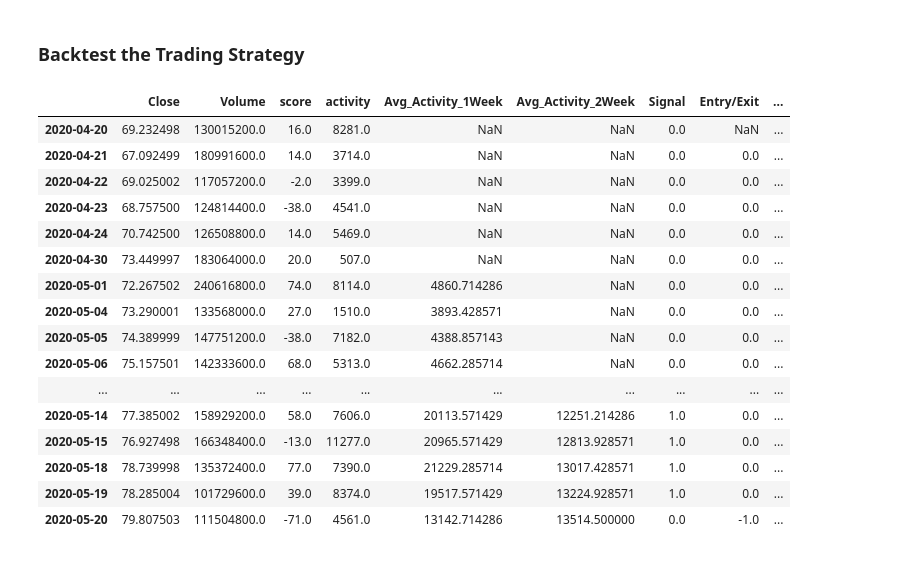
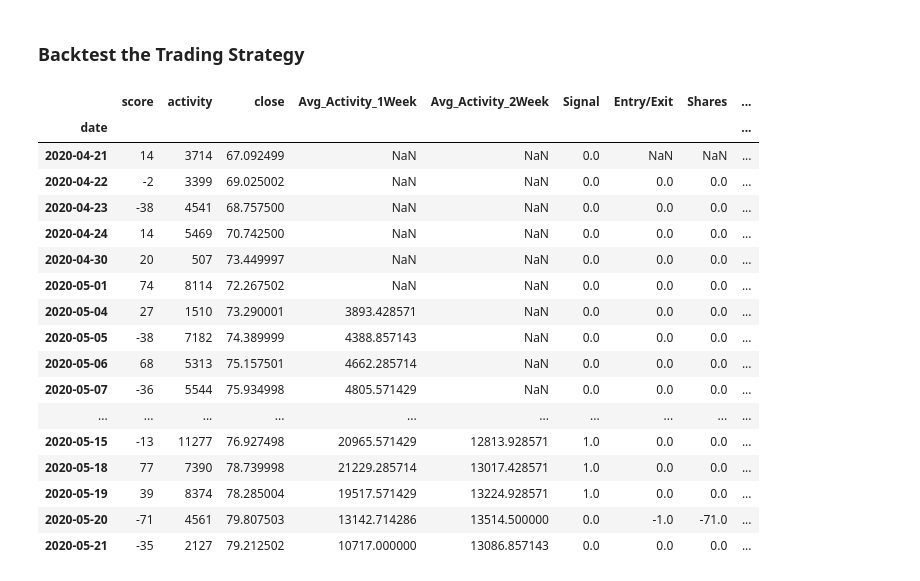
Before and after one commit to stk714/SocialMediaBets, a Jupyter notebook: Social_Sentiment_AAPL.ipynb, the cells around one changed output. Saved outputs shown, nothing was run; the diff lists cells and outputs as text; code cells hidden in the pictures.

Commit message:
Updated Social_Sentiment_AAPL with API framework

```diff
--- a/Social_Sentiment_AAPL.ipynb
+++ b/Social_Sentiment_AAPL.ipynb
@@ -39,16 +96,2 @@ aapl_close.tail()
 # %% [markdown]
 We score social media posts from -100 to 100 based on our prediction of their sentiment and network visibility. Activity is the total of all likes and shares for relevant network posts.
-# %%
-#API Call
-headers = {
-    'accept': 'application/json',
-    'Authorization': 'Token 168ac68d07d82b3c04e4fcc9fb1db90bdcf380c5',
-}
-r = requests.get('https://socialsentiment.io/api/v1/stocks/AAPL/sentiment/daily/?to_date=2021-03-31&from_date=2020-04-19', headers = headers)
-x = r.json()
-
-# Convert to DataFrame
-aapl_activity_df = pd.read_json(json.dumps(x))
-aapl_activity_df = aapl_activity_df.set_index('date')
-aapl_activity_df = aapl_activity_df.drop(columns = ['stock', 'positive_score', 'negative_score', 'avg_7_days', 'avg_14_days', 'avg_30_days'])
-aapl_activity_df
@@ -88,0 +98,7 @@ aapl_df.head(-5)
+# %%
+# Add closing prices to social_sentiment_df
+aapl_activity_df['date'] = pd.to_datetime(aapl_activity_df['date'])
+aapl_df = aapl_activity_df.set_index('date').join(aapl_close_df.set_index('date'))
+aapl_df = aapl_df.dropna()
+
+aapl_df
@@ -201,52 +237,53 @@ share_size = aapl_df["score"]
 # Take shares in amount of score for position where the dual moving average crossover is 1 (SMA7 is greater than SMA30)
 aapl_df["Shares"] = abs(share_size) * aapl_df["Entry/Exit"]
 
 # Find the points in time where shares are bought or sold
 # aapl_df["Entry/Exit Position"] = aapl_df["Position"].diff()
 
 # Multiply share price by entry/exit positions and get the cumulatively sum
 aapl_df["Portfolio Holdings"] = (
-    aapl_df["Close"] * aapl_df["Shares"].cumsum()
+    aapl_df["close"] * aapl_df["Shares"].cumsum()
 )
 
 # Subtract the initial capital by the portfolio holdings to get the amount of liquid cash in the portfolio
 aapl_df["Portfolio Cash"] = (
-    initial_capital - (aapl_df["Close"] * aapl_df["Shares"]).cumsum()
+    initial_capital - (aapl_df["close"] * aapl_df["Shares"]).cumsum()
 )
 
 # Get the total portfolio value by adding the cash amount by the portfolio holdings (or investments)
 aapl_df["Portfolio Total"] = (
     aapl_df["Portfolio Cash"] + aapl_df["Portfolio Holdings"]
 )
 
 # Calculate the portfolio daily returns
 aapl_df["Portfolio Daily Returns"] = aapl_df["Portfolio Total"].pct_change()
 
 # Calculate the cumulative returns
 aapl_df["Portfolio Cumulative Returns"] = (
     1 + aapl_df["Portfolio Daily Returns"]
 ).cumprod() - 1
 
 # Print the DataFrame
 aapl_df.head(20)
 # %% [output]
-|  | Close | Volume | score | activity | Avg_Activity_1Week | Avg_Activity_2Week | Signal | Entry/Exit | ... |
-| 2020-04-20 | 69.232498 | 130015200.0 | 16.0 | 8281.0 | NaN | NaN | 0.0 | NaN | ... |
-| 2020-04-21 | 67.092499 | 180991600.0 | 14.0 | 3714.0 | NaN | NaN | 0.0 | 0.0 | ... |
-| 2020-04-22 | 69.025002 | 117057200.0 | -2.0 | 3399.0 | NaN | NaN | 0.0 | 0.0 | ... |
-| 2020-04-23 | 68.757500 | 124814400.0 | -38.0 | 4541.0 | NaN | NaN | 0.0 | 0.0 | ... |
-| 2020-04-24 | 70.742500 | 126508800.0 | 14.0 | 5469.0 | NaN | NaN | 0.0 | 0.0 | ... |
-| 2020-04-30 | 73.449997 | 183064000.0 | 20.0 | 507.0 | NaN | NaN | 0.0 | 0.0 | ... |
-| 2020-05-01 | 72.267502 | 240616800.0 | 74.0 | 8114.0 | 4860.714286 | NaN | 0.0 | 0.0 | ... |
-| 2020-05-04 | 73.290001 | 133568000.0 | 27.0 | 1510.0 | 3893.428571 | NaN | 0.0 | 0.0 | ... |
-| 2020-05-05 | 74.389999 | 147751200.0 | -38.0 | 7182.0 | 4388.857143 | NaN | 0.0 | 0.0 | ... |
-| 2020-05-06 | 75.157501 | 142333600.0 | 68.0 | 5313.0 | 4662.285714 | NaN | 0.0 | 0.0 | ... |
+|  | score | activity | close | Avg_Activity_1Week | Avg_Activity_2Week | Signal | Entry/Exit | Shares | ... |
+| date |  |  |  |  |  |  |  |  | ... |
+| 2020-04-21 | 14 | 3714 | 67.092499 | NaN | NaN | 0.0 | NaN | NaN | ... |
+| 2020-04-22 | -2 | 3399 | 69.025002 | NaN | NaN | 0.0 | 0.0 | 0.0 | ... |
+| 2020-04-23 | -38 | 4541 | 68.757500 | NaN | NaN | 0.0 | 0.0 | 0.0 | ... |
+| 2020-04-24 | 14 | 5469 | 70.742500 | NaN | NaN | 0.0 | 0.0 | 0.0 | ... |
+| 2020-04-30 | 20 | 507 | 73.449997 | NaN | NaN | 0.0 | 0.0 | 0.0 | ... |
+| 2020-05-01 | 74 | 8114 | 72.267502 | NaN | NaN | 0.0 | 0.0 | 0.0 | ... |
+| 2020-05-04 | 27 | 1510 | 73.290001 | 3893.428571 | NaN | 0.0 | 0.0 | 0.0 | ... |
+| 2020-05-05 | -38 | 7182 | 74.389999 | 4388.857143 | NaN | 0.0 | 0.0 | 0.0 | ... |
+| 2020-05-06 | 68 | 5313 | 75.157501 | 4662.285714 | NaN | 0.0 | 0.0 | 0.0 | ... |
+| 2020-05-07 | -36 | 5544 | 75.934998 | 4805.571429 | NaN | 0.0 | 0.0 | 0.0 | ... |
 | ... | ... | ... | ... | ... | ... | ... | ... | ... | ... |
-| 2020-05-14 | 77.385002 | 158929200.0 | 58.0 | 7606.0 | 20113.571429 | 12251.214286 | 1.0 | 0.0 | ... |
-| 2020-05-15 | 76.927498 | 166348400.0 | -13.0 | 11277.0 | 20965.571429 | 12813.928571 | 1.0 | 0.0 | ... |
-| 2020-05-18 | 78.739998 | 135372400.0 | 77.0 | 7390.0 | 21229.285714 | 13017.428571 | 1.0 | 0.0 | ... |
-| 2020-05-19 | 78.285004 | 101729600.0 | 39.0 | 8374.0 | 19517.571429 | 13224.928571 | 1.0 | 0.0 | ... |
-| 2020-05-20 | 79.807503 | 111504800.0 | -71.0 | 4561.0 | 13142.714286 | 13514.500000 | 0.0 | -1.0 | ... |
+| 2020-05-15 | -13 | 11277 | 76.927498 | 20965.571429 | 12813.928571 | 1.0 | 0.0 | 0.0 | ... |
+| 2020-05-18 | 77 | 7390 | 78.739998 | 21229.285714 | 13017.428571 | 1.0 | 0.0 | 0.0 | ... |
+| 2020-05-19 | 39 | 8374 | 78.285004 | 19517.571429 | 13224.928571 | 1.0 | 0.0 | 0.0 | ... |
+| 2020-05-20 | -71 | 4561 | 79.807503 | 13142.714286 | 13514.500000 | 0.0 | -1.0 | -71.0 | ... |
+| 2020-05-21 | -35 | 2127 | 79.212502 | 10717.000000 | 13086.857143 | 0.0 | 0.0 | 0.0 | ... |
 # %%
 # Visualize exit positions relative to total portfolio value
 entry = aapl_df[aapl_df["Entry/Exit"] == 1.0]["Portfolio Total"].hvplot.scatter(
```
Also changed, not shown: parts of 30 cells of this notebook, 2 other files.
